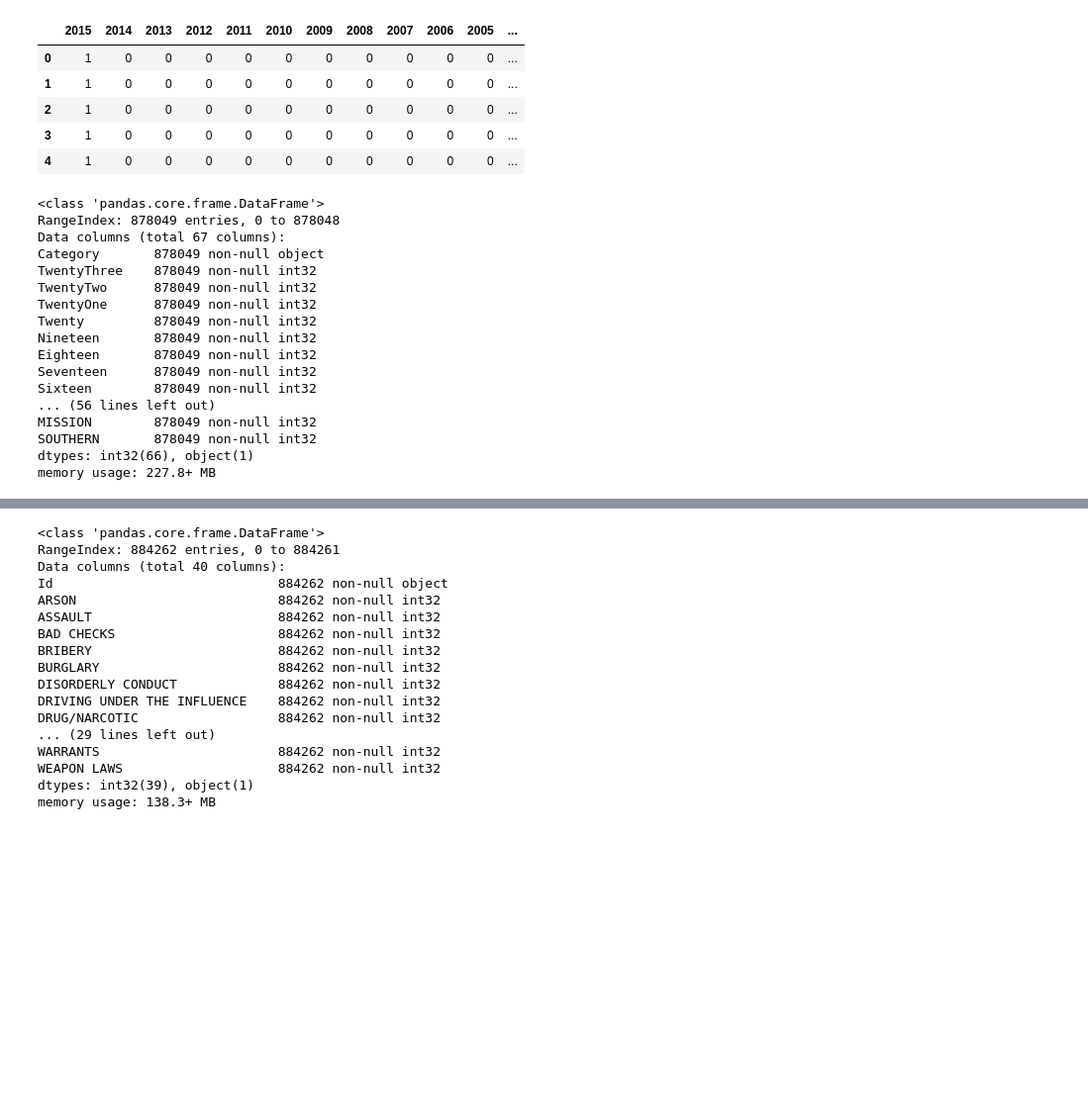
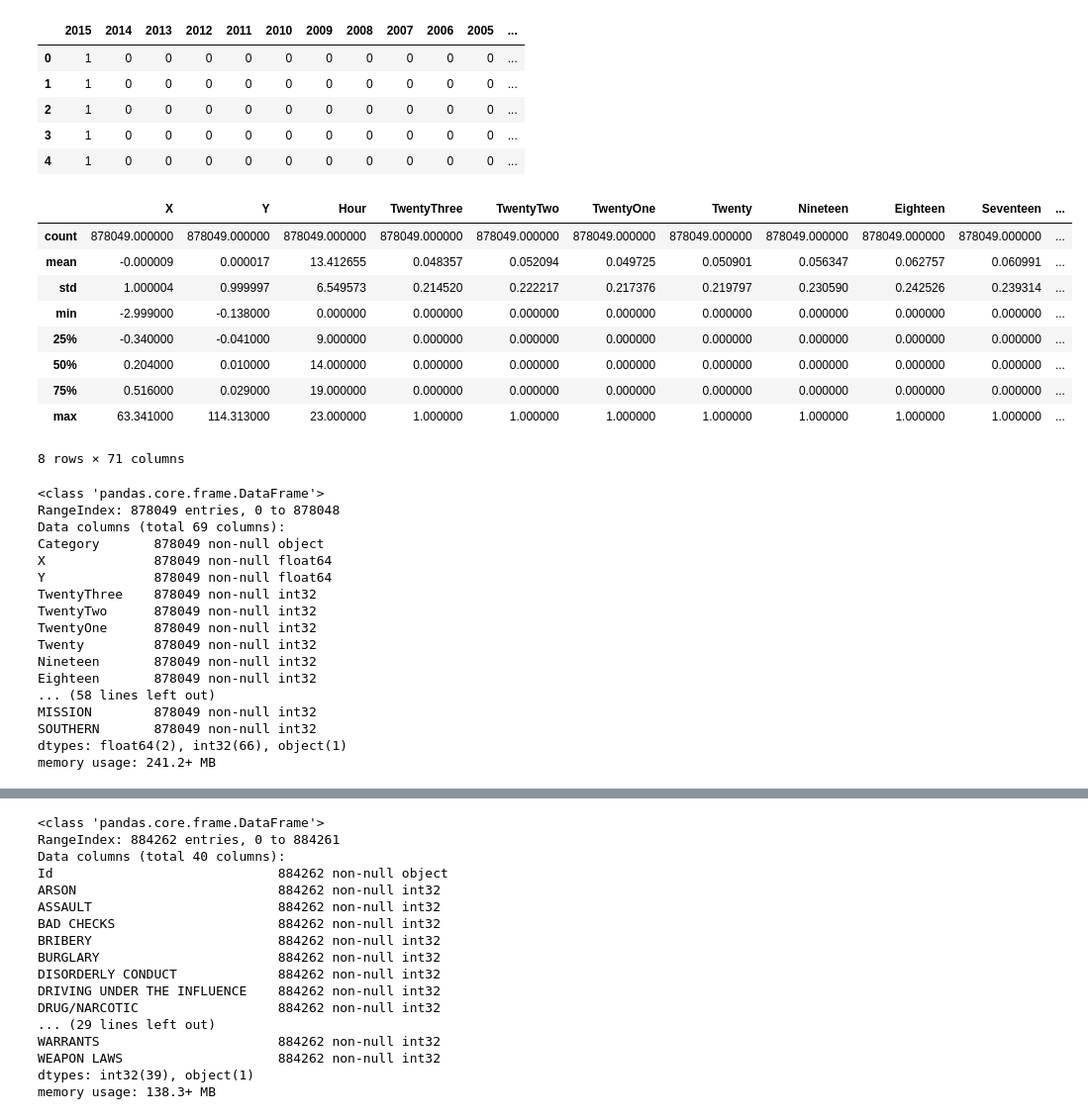
Before and after one commit to jerrysong/SF-Crime, a Jupyter notebook: baseline.ipynb, the cells around one changed output, grey strips where cells are left out. Shown at 99% size. Drawn from its saved outputs; the diff is of its cells as text; code cells hidden in the pictures; blank space fills up the shorter version.

```diff
--- a/baseline.ipynb
+++ b/baseline.ipynb
@@ -175,29 +174,57 @@ for district in crime_data["PdDistrict"].unique():
 
 for district in test_data["PdDistrict"].unique():
     test_data[district] = pd.Series(test_data["PdDistrict"] == district, dtype=int)
+# %%
+# Normalize X and Y
+x_mean = crime_data["X"].mean()
+x_std = crime_data["X"].std()
+y_mean = crime_data["Y"].mean()
+y_std = crime_data["Y"].std()
+crime_data['X'] = crime_data["X"].apply(lambda x: (x - x_mean) /  x_std).round(3)
+crime_data['Y'] = crime_data["Y"].apply(lambda y: (y - y_mean) /  y_std).round(3)
+
+x_mean = test_data["X"].mean()
+x_std = test_data["X"].std()
+y_mean = test_data["Y"].mean()
+y_std = test_data["Y"].std()
+test_data['X'] = test_data["X"].apply(lambda x: (x - x_mean) /  x_std).round(3)
+test_data['Y'] = test_data["Y"].apply(lambda y: (y - y_mean) /  y_std).round(3)
+
+crime_data.describe()
+# %% [output]
+|  | X | Y | Hour | TwentyThree | TwentyTwo | TwentyOne | Twenty | Nineteen | Eighteen | Seventeen | ... |
+| count | 878049.000000 | 878049.000000 | 878049.000000 | 878049.000000 | 878049.000000 | 878049.000000 | 878049.000000 | 878049.000000 | 878049.000000 | 878049.000000 | ... |
+| mean | -0.000009 | 0.000017 | 13.412655 | 0.048357 | 0.052094 | 0.049725 | 0.050901 | 0.056347 | 0.062757 | 0.060991 | ... |
+| std | 1.000004 | 0.999997 | 6.549573 | 0.214520 | 0.222217 | 0.217376 | 0.219797 | 0.230590 | 0.242526 | 0.239314 | ... |
+| min | -2.999000 | -0.138000 | 0.000000 | 0.000000 | 0.000000 | 0.000000 | 0.000000 | 0.000000 | 0.000000 | 0.000000 | ... |
+| 25% | -0.340000 | -0.041000 | 9.000000 | 0.000000 | 0.000000 | 0.000000 | 0.000000 | 0.000000 | 0.000000 | 0.000000 | ... |
+| 50% | 0.204000 | 0.010000 | 14.000000 | 0.000000 | 0.000000 | 0.000000 | 0.000000 | 0.000000 | 0.000000 | 0.000000 | ... |
+| 75% | 0.516000 | 0.029000 | 19.000000 | 0.000000 | 0.000000 | 0.000000 | 0.000000 | 0.000000 | 0.000000 | 0.000000 | ... |
+| max | 63.341000 | 114.313000 | 23.000000 | 1.000000 | 1.000000 | 1.000000 | 1.000000 | 1.000000 | 1.000000 | 1.000000 | ... |
+8 rows × 71 columns
 # %%
 # Drop the unnecessary feature columns from the train data.
 crime_data = crime_data.drop(['Hour', 'Month', 'Year', 'Dates', 'DayOfWeek', 'PdDistrict',
-                              'Descript', 'Resolution', 'Address', 'X', 'Y' ], axis=1)
+                              'Descript', 'Resolution', 'Address'], axis=1)
 crime_data.info()
 # %% [output]
 <class 'pandas.core.frame.DataFrame'>
 RangeIndex: 878049 entries, 0 to 878048
-Data columns (total 67 columns):
+Data columns (total 69 columns):
 Category       878049 non-null object
+X              878049 non-null float64
+Y              878049 non-null float64
 TwentyThree    878049 non-null int32
 TwentyTwo      878049 non-null int32
 TwentyOne      878049 non-null int32
 Twenty         878049 non-null int32
 Nineteen       878049 non-null int32
 Eighteen       878049 non-null int32
-Seventeen      878049 non-null int32
-Sixteen        878049 non-null int32
-... (56 lines left out)
+... (58 lines left out)
 MISSION        878049 non-null int32
 SOUTHERN       878049 non-null int32
-dtypes: int32(66), object(1)
-memory usage: 227.8+ MB
+dtypes: float64(2), int32(66), object(1)
+memory usage: 241.2+ MB
 # %%
 # Before we train the models, we need to divide the data into train data and dev data.
 shuffle = np.random.permutation(np.arange(crime_data.shape[0]))
```
Also changed, not shown: parts of 6 cells of this notebook.
